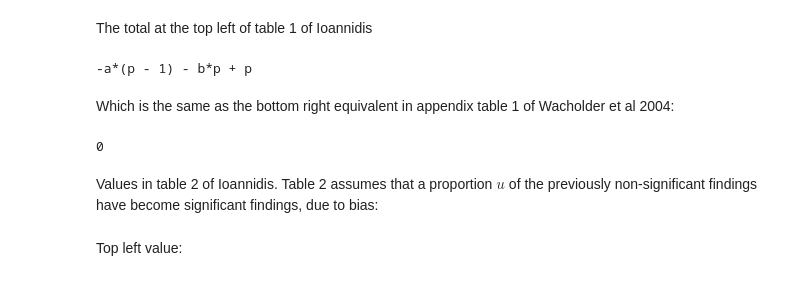
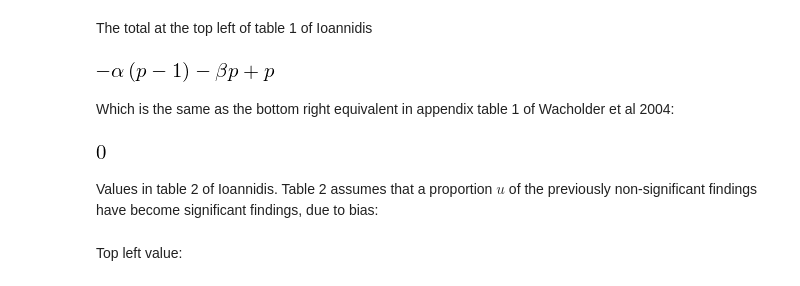
Before and after one commit to matthew-brett/sketch-books, a Jupyter notebook: R and p.ipynb, the cells around one changed output. Cells and saved outputs as stored; diff of their text form; code cells hidden in the pictures.

```diff
--- a/R and p.ipynb
+++ b/R and p.ipynb
@@ -55,19 +56,19 @@ p
 # %% [markdown]
 The total at the top left of table 1 of Ioannidis
 # %%
-a, b = symbols('a, b')
+a, b = symbols(r'\alpha, \beta')
 Rp = R_from_p
 expr = (R + a - b * R) / (R + 1)
 ion_end = simplify(expr.subs(R, Rp))
 ion_end
 # %% [output]
--a*(p - 1) - b*p + p
+[figure, added]
 # %% [markdown]
 Which is the same as the bottom right equivalent in appendix table 1 of Wacholder et al 2004:
 # %%
 simplify(ion_end - ((1 - b) * p + a * (1 - p)))
 # %% [output]
-0
+[figure, added]
 # %% [markdown]
 Values in table 2 of Ioannidis. Table 2 assumes that a proportion $u$ of the previously non-significant findings have become significant findings, due to bias:
 # %%
```
Also changed, not shown: parts of 7 cells of this notebook.
